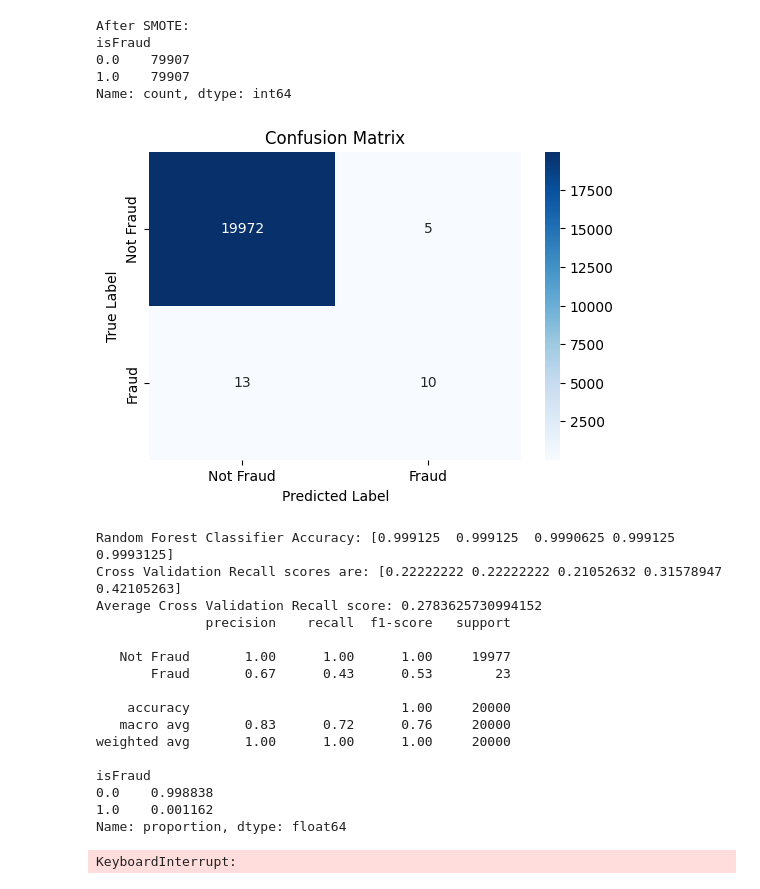
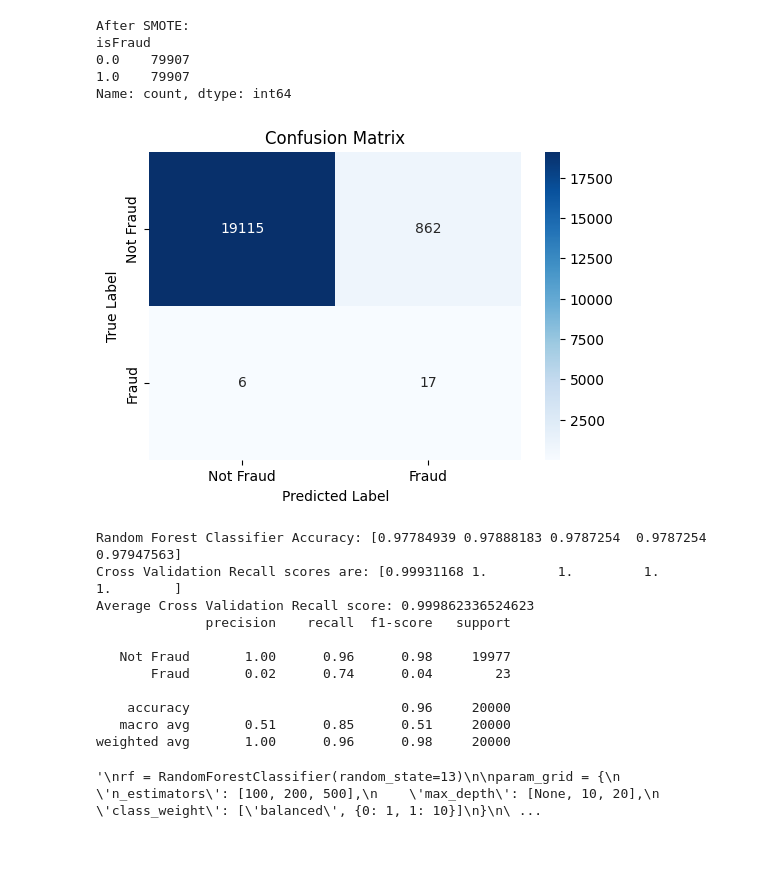
Before and after one commit to QuiteSurreal/Detecting-transactial-fraud-with-AI, a Jupyter notebook: AI.ipynb, the cells around one changed output. Drawn from its saved outputs; the diff is of its cells as text; code cells hidden in the pictures; blank space fills up the shorter version.

Commit message:
optimalisation of input, higher recall score

```diff
--- a/AI.ipynb
+++ b/AI.ipynb
@@ -82,4 +121,15 @@ X_train, X_test, y_train, y_test = train_test_split(X, y, stratify=y, test_size
+# %%
+#dropping the least important features and feature engineering (maybe Ill remove the type and newbalance columns later)
+
+df['balanceDiffOrig'] = df['oldbalanceOrg'] - df['newbalanceOrig']
+df['balanceDiffDest'] = df['newbalanceDest'] - df['oldbalanceDest']
+
+X = df.drop(['isFraud', 'isFlaggedFraud'], axis=1)
+y = df['isFraud']
+
+X_train, X_test, y_train, y_test = train_test_split(X, y, stratify=y, test_size = 0.2, random_state = 42)
 # %%
+'''
 def Standard_Scaler(train_df, test_df, col_names):
     scaler = StandardScaler()
 
@@ -89,5 +139,8 @@ def Standard_Scaler(train_df, test_df, col_names):
 
     return train_df, test_df
 
-col_names = ['type', 'amount']
+col_names = ['type', 'amount', 'step', 'oldbalanceOrg', 'newbalanceOrig', 'oldbalanceDest', 'newbalanceDest']
 X_train, X_test = Standard_Scaler(X_train, X_test, col_names)
+
+X_train.head(5)
+'''
@@ -148,51 +203,46 @@ isFraud
 1.0    79907
 Name: count, dtype: int64
 # %%
-#training with SMOTE
+#training with SMOTE (with optimal parameters)
 
-rf = RandomForestClassifier(n_estimators=1000, random_state=13)
+rf = RandomForestClassifier(n_estimators=1000, random_state=13, max_depth=10, class_weight={0: 1, 1: 6})
 rf.fit(X_train_resampled, y_train_resampled)
 
 Y_pred = rf.predict(X_test)
 #rf.score(X_train, y_train)
 
-scoreAcc = cross_val_score(rf, X_train, y_train, cv=kf, scoring='accuracy')
-scoreRe = cross_val_score(rf, X_train, y_train, cv=kf, scoring='recall')
+scoreAcc = cross_val_score(rf, X_train_resampled, y_train_resampled, cv=kf, scoring='accuracy')
+scoreRe = cross_val_score(rf, X_train_resampled, y_train_resampled, cv=kf, scoring='recall')
 
 cm = confusion_matrix(y_test, Y_pred)
 
 plt.figure(figsize=(6, 4))
 sns.heatmap(cm, annot=True, fmt="d", cmap="Blues", xticklabels=["Not Fraud", "Fraud"], yticklabels=["Not Fraud", "Fraud"])
 plt.xlabel("Predicted Label")
 plt.ylabel("True Label")
 plt.title("Confusion Matrix")
 plt.show()
 
 print("Random Forest Classifier Accuracy: {}".format(scoreAcc))
 print("Cross Validation Recall scores are: {}".format(scoreRe))
 print("Average Cross Validation Recall score: {}".format(scoreRe.mean()))
 print(classification_report(y_test, Y_pred, target_names=["Not Fraud", "Fraud"]))
 # %% [output]
-[figure, old version]
+[figure, new version]
-Random Forest Classifier Accuracy: [0.999125  0.999125  0.9990625 0.999125  0.9993125]
-Cross Validation Recall scores are: [0.22222222 0.22222222 0.21052632 0.31578947 0.42105263]
-Average Cross Validation Recall score: 0.2783625730994152
+Random Forest Classifier Accuracy: [0.97784939 0.97888183 0.9787254  0.9787254  0.97947563]
+Cross Validation Recall scores are: [0.99931168 1.         1.         1.         1.        ]
+Average Cross Validation Recall score: 0.999862336524623
               precision    recall  f1-score   support
 
-   Not Fraud       1.00      1.00      1.00     19977
-       Fraud       0.67      0.43      0.53        23
+   Not Fraud       1.00      0.96      0.98     19977
+       Fraud       0.02      0.74      0.04        23
 
-    accuracy                           1.00     20000
-   macro avg       0.83      0.72      0.76     20000
-weighted avg       1.00      1.00      1.00     20000
-
-isFraud
-0.0    0.998838
-1.0    0.001162
-Name: proportion, dtype: float64
+    accuracy                           0.96     20000
+   macro avg       0.51      0.85      0.51     20000
+weighted avg       1.00      0.96      0.98     20000
 # %%
 # Hyperparameter grid to optimize recall
-
+'''
 rf = RandomForestClassifier(random_state=13)
 
 param_grid = {
@@ -206,6 +256,9 @@ grid_search.fit(X_train_resampled, y_train_resampled)
 
 # Best parameters
 print("Best parameters found:", grid_search.best_params_)
+# Best parameters found: {'class_weight': {0: 1, 1: 10}, 'max_depth': 10, 'n_estimators': 500} n can be more
+# Dont use this for now, it takes too long to run, so only run as one cell
+
 
 best_rf = grid_search.best_estimator_
 y_pred = best_rf.predict(X_test)
@@ -226,5 +279,6 @@ print("Random Forest Classifier Accuracy: {}".format(scoreAcc))
 print("Cross Validation Recall scores are: {}".format(scoreRe))
 print("Average Cross Validation Recall score: {}".format(scoreRe.mean()))
 print(classification_report(y_test, Y_pred, target_names=["Not Fraud", "Fraud"]))
+'''
 # %% [output]
-KeyboardInterrupt:
+'\nrf = RandomForestClassifier(random_state=13)\n\nparam_grid = {\n    \'n_estimators\': [100, 200, 500],\n    \'max_depth\': [None, 10, 20],\n    \'class_weight\': [\'balanced\', {0: 1, 1: 10}]\n}\n\ ...
```
Also changed, not shown: parts of 4 cells of this notebook.
